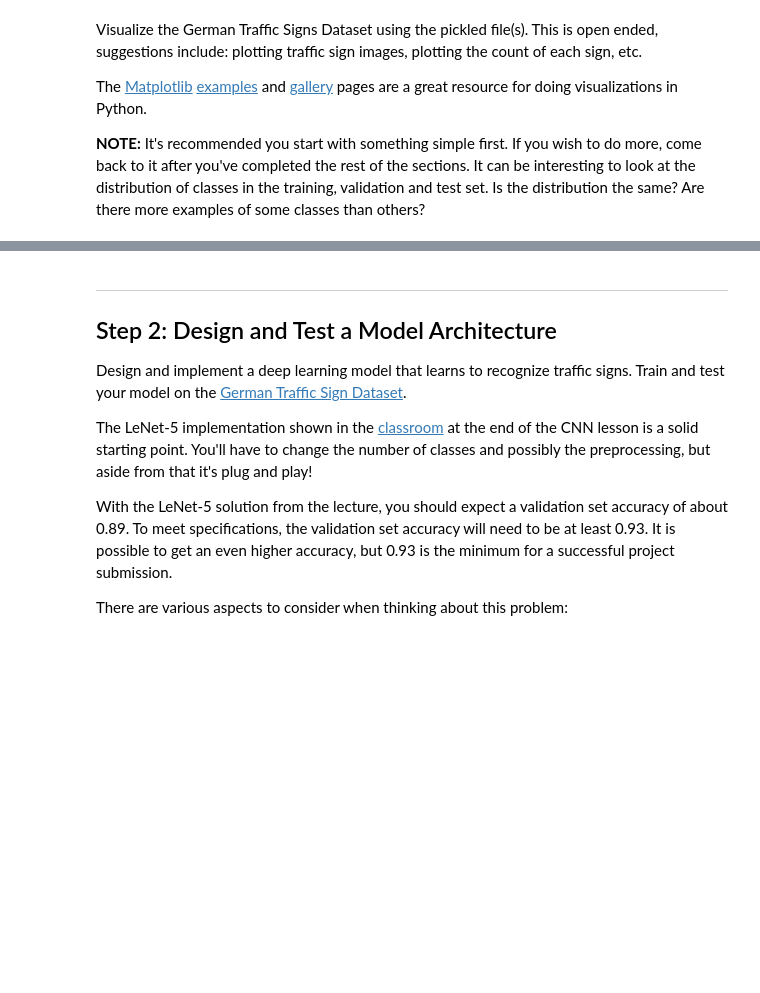
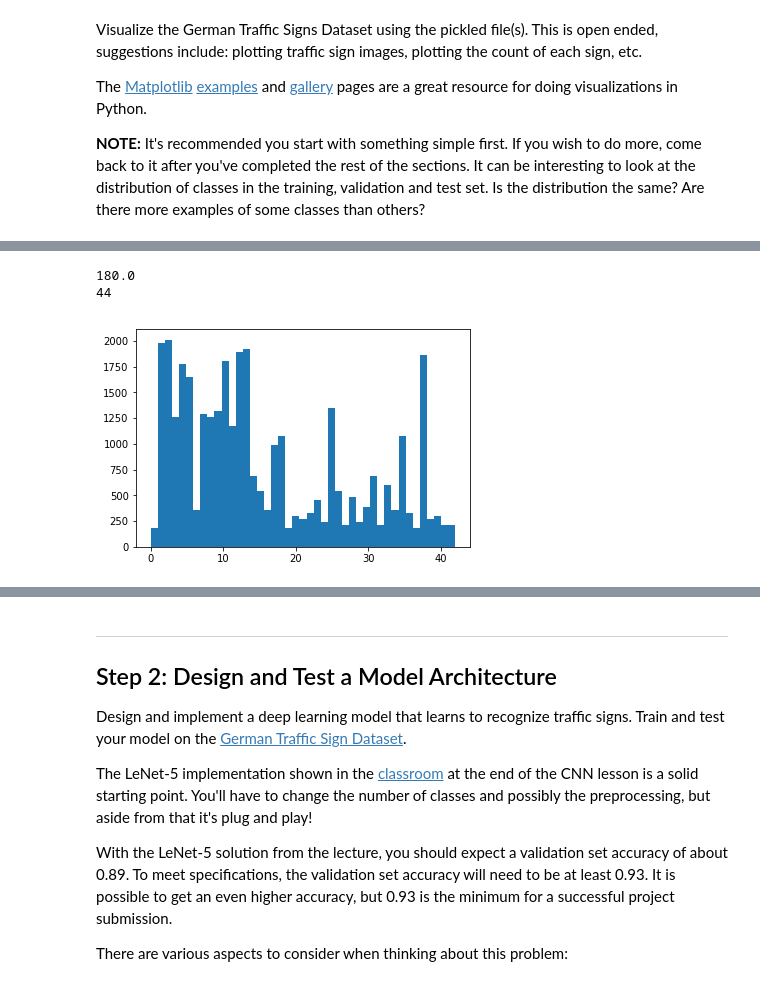
Before and after one commit to hanumant07/traffic_sign_detection, a Jupyter notebook: Traffic_Sign_Classifier.ipynb, the cells around one changed output, grey strips where cells are left out. Saved outputs shown, nothing was run; the diff lists cells and outputs as text; code cells hidden in the pictures; blank space fills up the shorter version.

```diff
--- a/Traffic_Sign_Classifier.ipynb
+++ b/Traffic_Sign_Classifier.ipynb
@@ -135,0 +136,9 @@ show_images(fig, axs, images, labels)
+# %%
+n, bins, patches = plt.hist(y_train, bins=n_classes)
+print(min(n))
+print(len(bins))
+plt.show()
+# %% [output]
+180.0
+44
+[figure, added]
```
Also changed, not shown: parts of 3 cells of this notebook.
